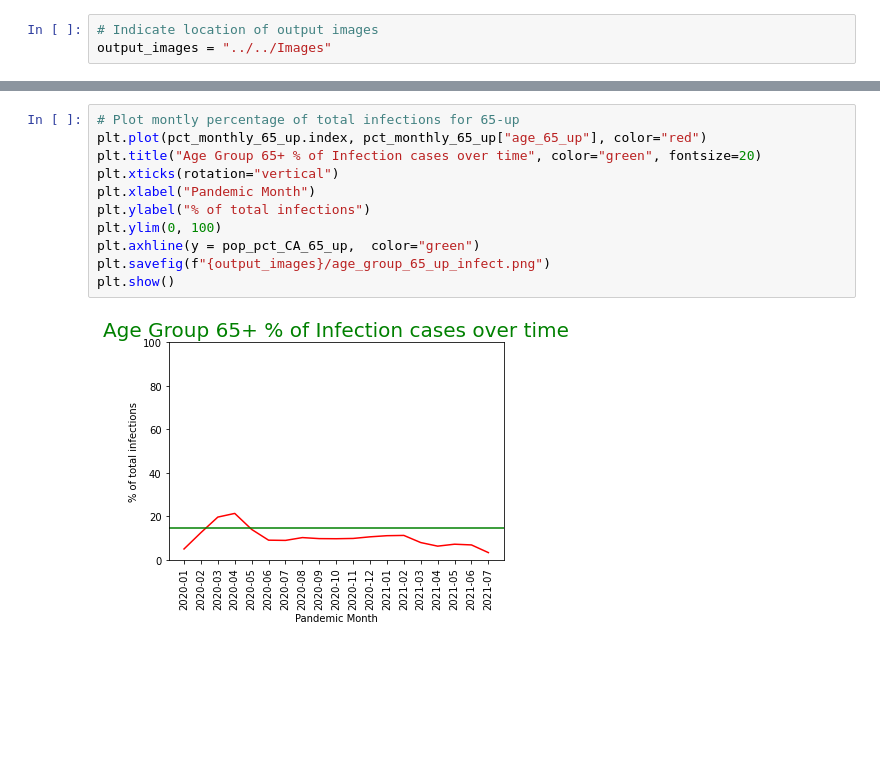
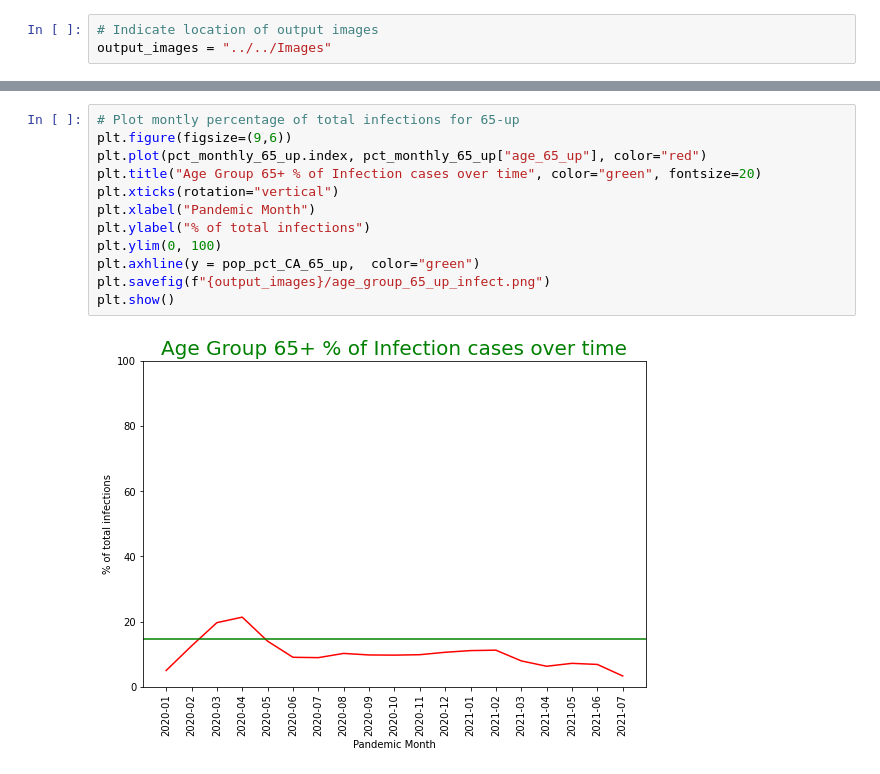
Before and after one commit to kevogil/covid-analysis, a Jupyter notebook: Notebooks/Analysis_And_Visualizations/covid_infections_by_age_group.ipynb, the cells around one changed output, grey strips where cells are left out. Drawn from its saved outputs; the diff is of its cells as text; blank space fills up the shorter version.

```diff
--- a/Notebooks/Analysis_And_Visualizations/covid_infections_by_age_group.ipynb
+++ b/Notebooks/Analysis_And_Visualizations/covid_infections_by_age_group.ipynb
@@ -162,13 +212,14 @@ plt.show()
 # %%
 # Plot montly percentage of total infections for 65-up
+plt.figure(figsize=(9,6))
 plt.plot(pct_monthly_65_up.index, pct_monthly_65_up["age_65_up"], color="red")
 plt.title("Age Group 65+ % of Infection cases over time", color="green", fontsize=20)
 plt.xticks(rotation="vertical")
 plt.xlabel("Pandemic Month")
 plt.ylabel("% of total infections")
 plt.ylim(0, 100)
 plt.axhline(y = pop_pct_CA_65_up,  color="green")
 plt.savefig(f"{output_images}/age_group_65_up_infect.png")
 plt.show()
 # %% [output]
-[figure, old version]
+[figure, new version]
```
Also changed, not shown: parts of 9 cells of this notebook, 10 other files.
